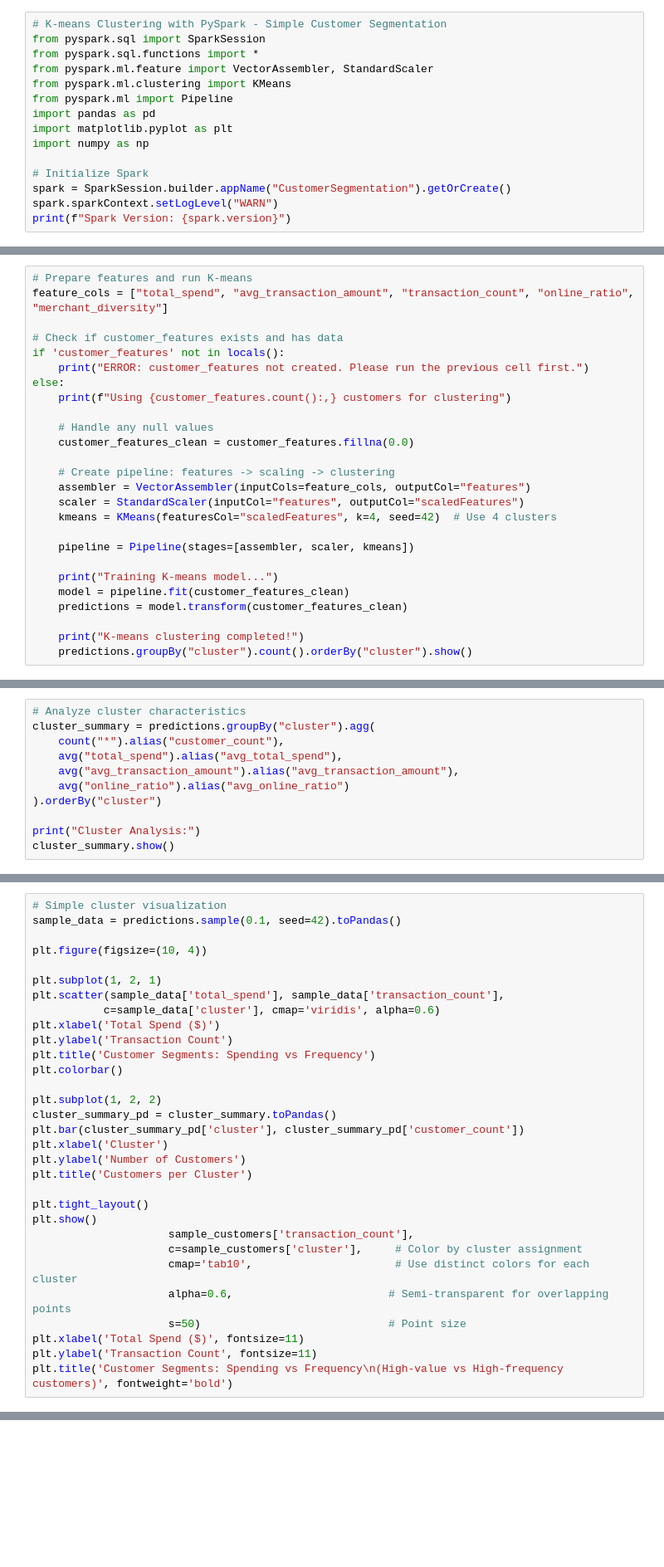
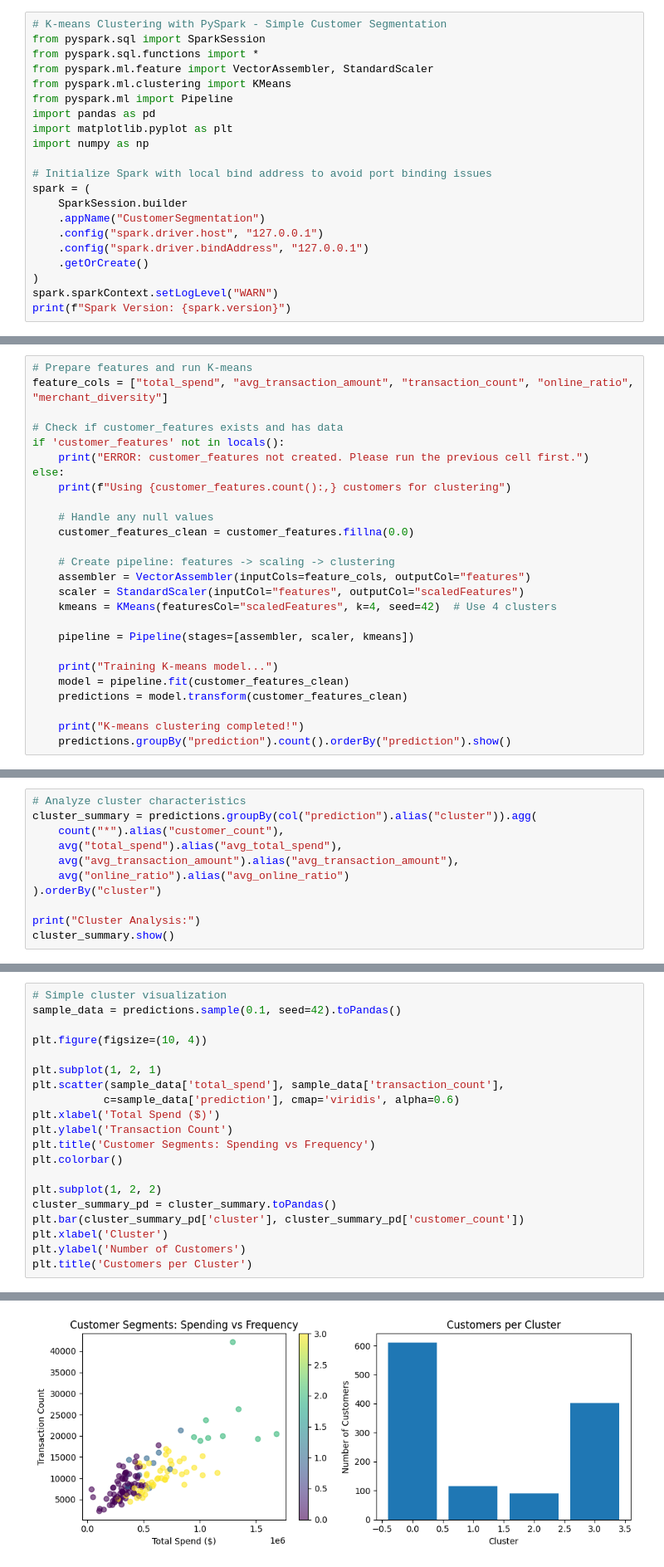
Before and after one commit to juice1000/big-data-analytics, a Jupyter notebook: labs/day2/02_clustering.ipynb, the cells around one changed output, grey strips where cells are left out. Shown at 83% size. Saved outputs shown, nothing was run; the diff lists cells and outputs as text; blank space fills up the shorter version.

```diff
--- a/labs/day2/02_clustering.ipynb
+++ b/labs/day2/02_clustering.ipynb
@@ -9,8 +9,14 @@ import pandas as pd
 import matplotlib.pyplot as plt
 import numpy as np
 
-# Initialize Spark
-spark = SparkSession.builder.appName("CustomerSegmentation").getOrCreate()
+# Initialize Spark with local bind address to avoid port binding issues
+spark = (
+	SparkSession.builder
+	.appName("CustomerSegmentation")
+	.config("spark.driver.host", "127.0.0.1")
+	.config("spark.driver.bindAddress", "127.0.0.1")
+	.getOrCreate()
+)
 spark.sparkContext.setLogLevel("WARN")
 print(f"Spark Version: {spark.version}")
 # %% [output]
@@ -131,4 +179,4 @@ else:
     predictions = model.transform(customer_features_clean)
 
     print("K-means clustering completed!")
-    predictions.groupBy("cluster").count().orderBy("cluster").show()
+    predictions.groupBy("prediction").count().orderBy("prediction").show()
@@ -136,7 +236,7 @@ else:
 ## 4. Analyze Clusters
 # %%
 # Analyze cluster characteristics
-cluster_summary = predictions.groupBy("cluster").agg(
+cluster_summary = predictions.groupBy(col("prediction").alias("cluster")).agg(
     count("*").alias("customer_count"),
     avg("total_spend").alias("avg_total_spend"),
     avg("avg_transaction_amount").alias("avg_transaction_amount"),
@@ -155,7 +272,7 @@ plt.figure(figsize=(10, 4))
 
 plt.subplot(1, 2, 1)
 plt.scatter(sample_data['total_spend'], sample_data['transaction_count'],
-           c=sample_data['cluster'], cmap='viridis', alpha=0.6)
+           c=sample_data['prediction'], cmap='viridis', alpha=0.6)
 plt.xlabel('Total Spend ($)')
 plt.ylabel('Transaction Count')
 plt.title('Customer Segments: Spending vs Frequency')
@@ -167,14 +284,4 @@ plt.bar(cluster_summary_pd['cluster'], cluster_summary_pd['customer_count'])
 plt.xlabel('Cluster')
 plt.ylabel('Number of Customers')
 plt.title('Customers per Cluster')
-
-plt.tight_layout()
-plt.show()
-                     sample_customers['transaction_count'],
-                     c=sample_customers['cluster'],     # Color by cluster assignment
-                     cmap='tab10',                      # Use distinct colors for each cluster
-                     alpha=0.6,                        # Semi-transparent for overlapping points
-                     s=50)                             # Point size
-plt.xlabel('Total Spend ($)', fontsize=11)
-plt.ylabel('Transaction Count', fontsize=11)
-plt.title('Customer Segments: Spending vs Frequency\n(High-value vs High-frequency customers)', fontweight='bold')
+# %% [output]
@@ -180,0 +304 @@ plt.title('Customer Segments: Spending vs Frequency\n(High-value vs High-frequen
+[figure, added]
```
Also changed, not shown: parts of 6 cells of this notebook, 7 other files.
